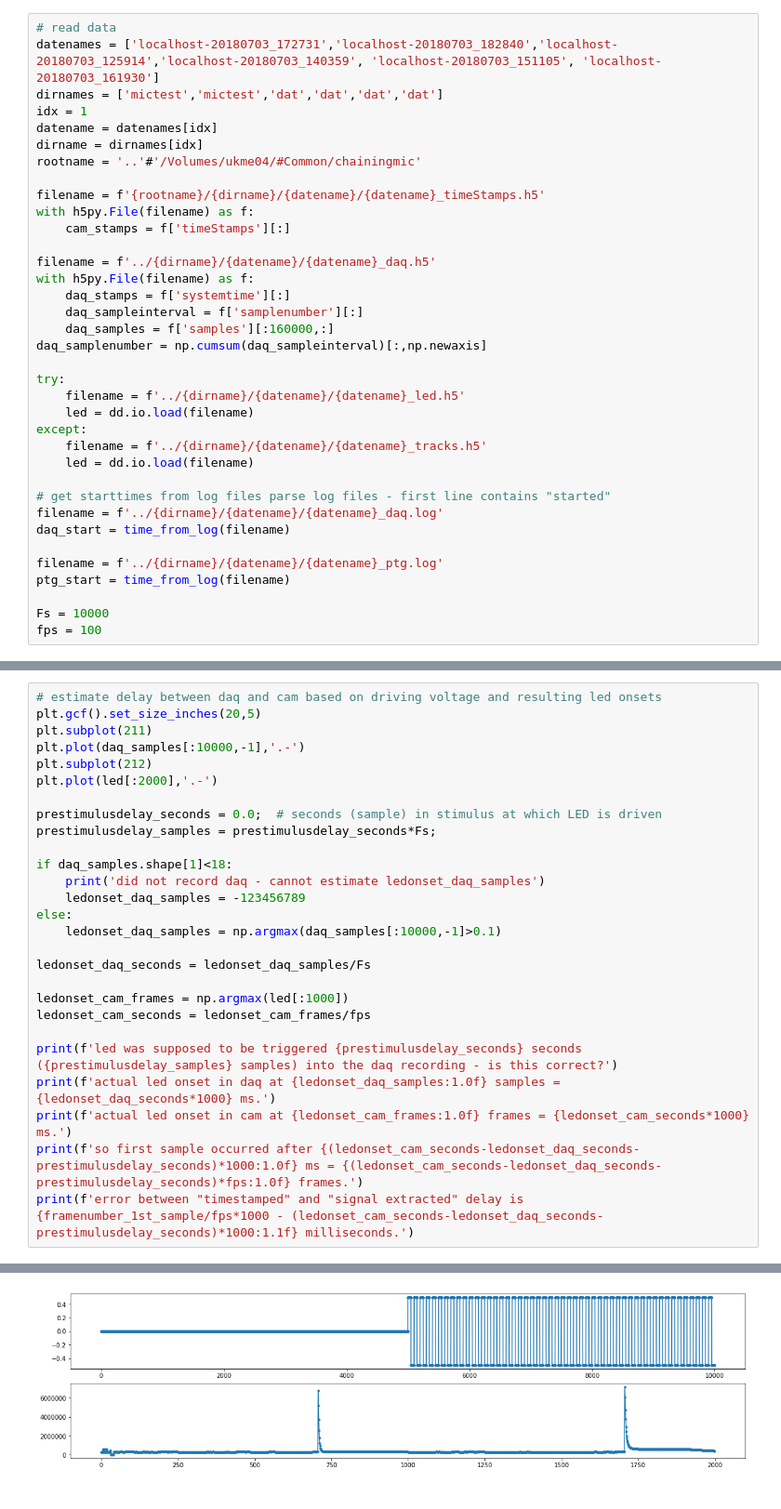
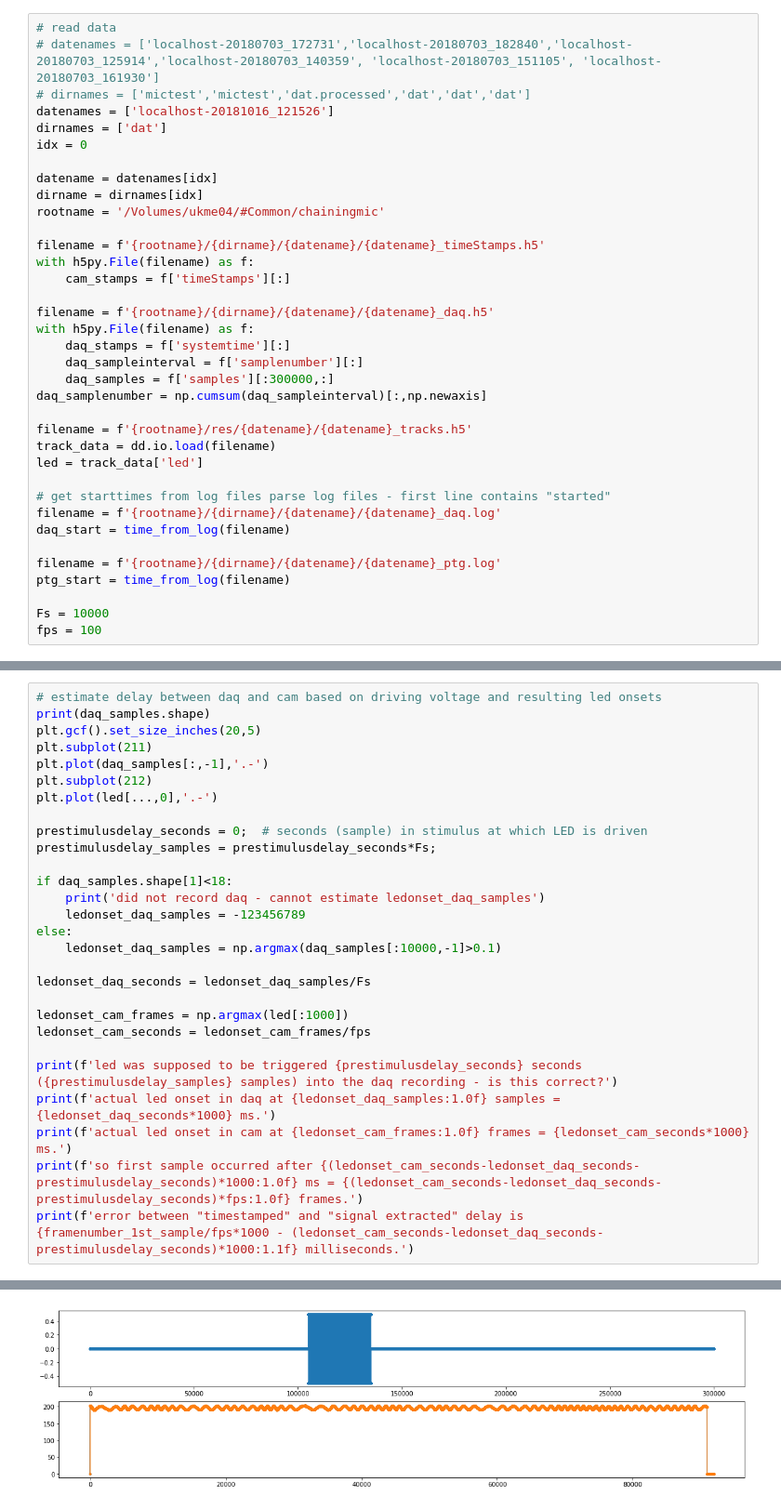
Before and after one commit to janclemenslab/samplestamps, a Jupyter notebook: demo/samplestamps.ipynb, the cells around one changed output, grey strips where cells are left out. Shown: that part at 93% size. Drawn from its saved outputs; the diff is of its cells as text.

Commit message:
work with sample framenumber pairs

```diff
--- a/demo/samplestamps.ipynb
+++ b/demo/samplestamps.ipynb
@@ -11,35 +12,35 @@ from samplestamps import *
 # %%
 # read data
-datenames = ['localhost-20180703_172731','localhost-20180703_182840','localhost-20180703_125914','localhost-20180703_140359', 'localhost-20180703_151105', 'localhost-20180703_161930']
-dirnames = ['mictest','mictest','dat','dat','dat','dat']
-idx = 1
+# datenames = ['localhost-20180703_172731','localhost-20180703_182840','localhost-20180703_125914','localhost-20180703_140359', 'localhost-20180703_151105', 'localhost-20180703_161930']
+# dirnames = ['mictest','mictest','dat.processed','dat','dat','dat']
+datenames = ['localhost-20181016_121526']
+dirnames = ['dat']
+idx = 0
+
 datename = datenames[idx]
 dirname = dirnames[idx]
-rootname = '..'#'/Volumes/ukme04/#Common/chainingmic'
+rootname = '/Volumes/ukme04/#Common/chainingmic'
 
 filename = f'{rootname}/{dirname}/{datename}/{datename}_timeStamps.h5'
 with h5py.File(filename) as f:
     cam_stamps = f['timeStamps'][:]
 
-filename = f'../{dirname}/{datename}/{datename}_daq.h5'
+filename = f'{rootname}/{dirname}/{datename}/{datename}_daq.h5'
 with h5py.File(filename) as f:
     daq_stamps = f['systemtime'][:]
     daq_sampleinterval = f['samplenumber'][:]
-    daq_samples = f['samples'][:160000,:]
+    daq_samples = f['samples'][:300000,:]
 daq_samplenumber = np.cumsum(daq_sampleinterval)[:,np.newaxis]
 
-try:
-    filename = f'../{dirname}/{datename}/{datename}_led.h5'
-    led = dd.io.load(filename)
-except:
-    filename = f'../{dirname}/{datename}/{datename}_tracks.h5'
-    led = dd.io.load(filename)
+filename = f'{rootname}/res/{datename}/{datename}_tracks.h5'
+track_data = dd.io.load(filename)
+led = track_data['led']
 
 # get starttimes from log files parse log files - first line contains "started"
-filename = f'../{dirname}/{datename}/{datename}_daq.log'
+filename = f'{rootname}/{dirname}/{datename}/{datename}_daq.log'
 daq_start = time_from_log(filename)
 
-filename = f'../{dirname}/{datename}/{datename}_ptg.log'
+filename = f'{rootname}/{dirname}/{datename}/{datename}_ptg.log'
 ptg_start = time_from_log(filename)
 
 Fs = 10000
@@ -125,12 +126,13 @@ error between "timestamped" and "logged" delay is -7.0 milliseconds.
 # %%
 # estimate delay between daq and cam based on driving voltage and resulting led onsets
+print(daq_samples.shape)
 plt.gcf().set_size_inches(20,5)
 plt.subplot(211)
-plt.plot(daq_samples[:10000,-1],'.-')
+plt.plot(daq_samples[:,-1],'.-')
 plt.subplot(212)
-plt.plot(led[:2000],'.-')
+plt.plot(led[...,0],'.-')
 
-prestimulusdelay_seconds = 0.0;  # seconds (sample) in stimulus at which LED is driven
+prestimulusdelay_seconds = 0;  # seconds (sample) in stimulus at which LED is driven
 prestimulusdelay_samples = prestimulusdelay_seconds*Fs;
 
 if daq_samples.shape[1]<18:
@@ -158,4 +161,4 @@ error between "timestamped" and "signal extracted" delay is -10.0 milliseconds.
-[figure, old version]
+[figure, new version]
 # %%
 # init
 sample_clock_offset = 0
```
Also changed, not shown: parts of 9 cells of this notebook, 9 other files.
